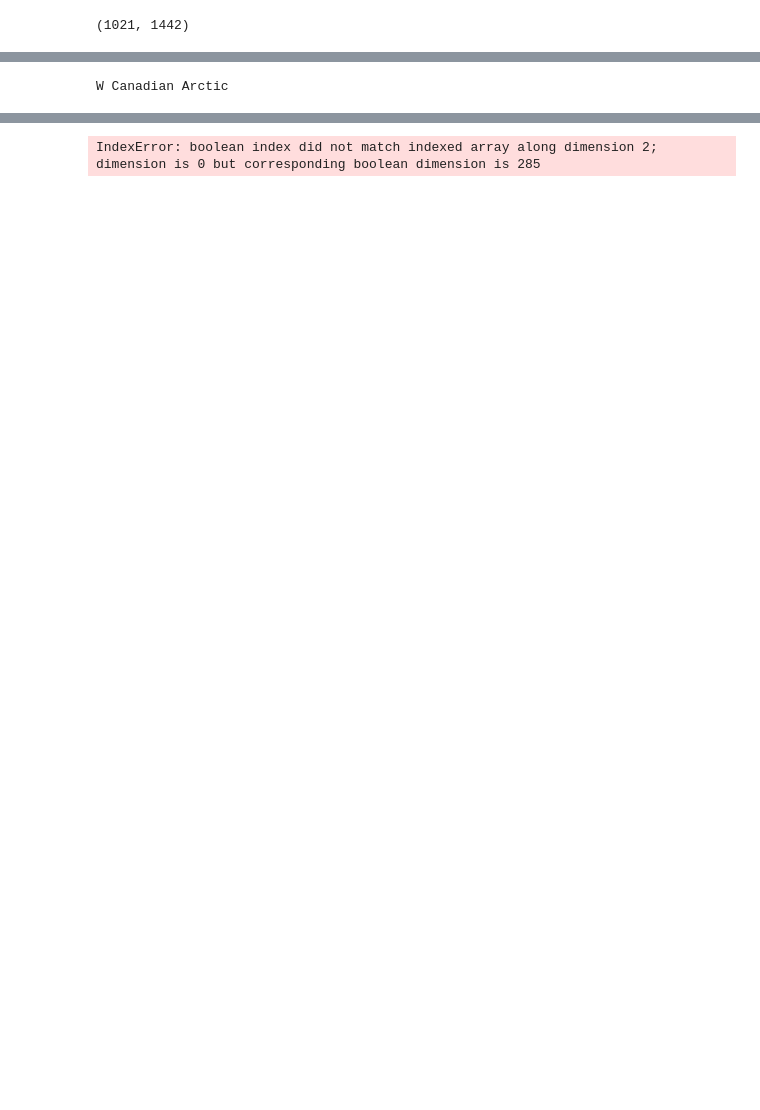
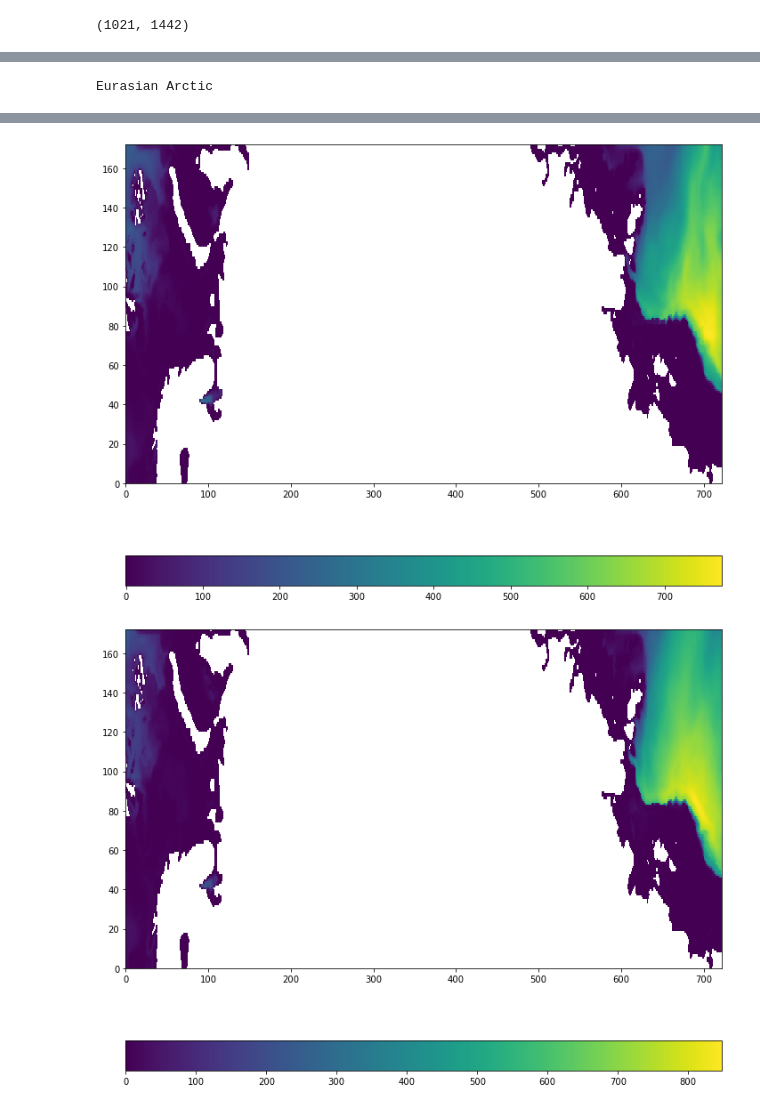
Before and after one commit to NOC-MSM/SE-NEMO, a Jupyter notebook: scripts/analysis/Notebooks/time_series_regional_clim.ipynb, the cells around one changed output, grey strips where cells are left out. Drawn from its saved outputs; the diff is of its cells as text; code cells hidden in the pictures; blank space fills up the shorter version.

```diff
--- a/scripts/analysis/Notebooks/time_series_regional_clim.ipynb
+++ b/scripts/analysis/Notebooks/time_series_regional_clim.ipynb
@@ -35,5 +35,20 @@ iwant_clusters=range(1,23)
 # %%
-def map_to_grid(Var_out,Var_in,j_min,j_max,i_min,i_max):
+def map_to_grid(Var_in,j_min,j_max,i_min,i_max):
+     if len(Var_in.shape)==2:
+         if i_max1 > i_min1:
+             Var_out=Var_in[j_min:j_max+1,i_min:i_max+1]
+         else:
+             Var_out1=Var_in[j_min:j_max+1,i_min:-1]
+             Var_out2=Var_in[j_min:j_max+1,:i_max+1]
+             Var_out=np.concatenate((Var_out1,Var_out2),axis=1)
+     else:
+         if i_max1 > i_min1:
+             Var_out=Var_in[:,j_min:j_max+1,i_min:i_max+1]
+         else:
+             Var_out1=Var_in[:,j_min:j_max+1,i_min:-1]
+             Var_out2=Var_in[:,j_min:j_max+1,:i_max+1]
+             Var_out=np.concatenate((Var_out1,Var_out2),axis=2)
+     return Var_out
 # %%
 SST_EN4={}
 SSS_EN4={}
@@ -199,44 +217,76 @@ plt.pcolormesh(PEA_EN4[17][6,:,:]);plt.colorbar(orientation='horizontal')
 PEA_co_mean={}
 SSS_co_mean={}
 SST_co_mean={}
+PEA_co_mask_mean={}
+SSS_co_mask_mean={}
+SST_co_mask_mean={}
 
 for iname,fname in enumerate(fnames):
     name=names[iname]
     f=xr.open_dataset(f"{dpath}/{fname}")
-    for icluster in range(1,23):
+    for icluster in range(23):
         print(clusters.values[icluster,1])
         i_min1=int(clusters.values[icluster,2])
         i_max1=int(clusters.values[icluster,3])
         j_min1=int(clusters.values[icluster,4])
         j_max1=int(clusters.values[icluster,5])
-        D=f_bathy.Bathymetry.values[j_min1:j_max1+1,i_min1:i_max1+1]
-        PEAy=f.pea_monthy_clim.values[:,j_min1:j_max1+1,i_min1:i_max1+1]
+        #D=f_bathy.Bathymetry.values[j_min1:j_max1+1,i_min1:i_max1+1]
+        D=map_to_grid(f_bathy.Bathymetry.values,j_min1,j_max1,i_min1,i_max1)
+
+        #PEAy=f.pea_monthy_clim.values[:,j_min1:j_max1+1,i_min1:i_max1+1]
+        PEAy=map_to_grid(f.pea_monthy_clim.values,j_min1,j_max1,i_min1,i_max1)
+
         PEA_co=np.copy(PEAy)
-        PEA_co[np.isnan(PEA_EN4[icluster])]=np.nan
+        PEA_co_mask=np.copy(PEAy)
+        PEA_co_mask[np.isnan(PEA_EN4[icluster])]=np.nan
 
-        SSSy=f.sss_monthy_clim.values[:,j_min1:j_max1+1,i_min1:i_max1+1]
+        #SSSy=f.sss_monthy_clim.values[:,j_min1:j_max1+1,i_min1:i_max1+1]
+        SSSy=map_to_grid(f.sss_monthy_clim.values,j_min1,j_max1,i_min1,i_max1)
         SSS_co=np.copy(SSSy)
-        SSS_co[np.isnan(SSS_EN4[icluster])]=np.nan
+        SSS_co_mask=np.copy(SSSy)
+        SSS_co_mask[np.isnan(SSS_EN4[icluster])]=np.nan
 
-        SSTy=f.sst_monthy_clim.values[:,j_min1:j_max1+1,i_min1:i_max1+1]
+        #SSTy=f.sst_monthy_clim.values[:,j_min1:j_max1+1,i_min1:i_max1+1]
+        SSTy=map_to_grid(f.sst_monthy_clim.values,j_min1,j_max1,i_min1,i_max1)
         SST_co=np.copy(SSTy)
-        SST_co[np.isnan(SST_EN4[icluster])]=np.nan
+        SST_co_mask=np.copy(SSTy)
+        SST_co_mask[np.isnan(SST_EN4[icluster])]=np.nan
 
         DD=np.repeat(D[np.newaxis,:,:],12,axis=0)
         DD.shape
-        PEA_co[DD>200]=np.nan
+        Dcrit=500
+        PEA_co[DD>Dcrit]=np.nan
+        PEA_co_mask[DD>Dcrit]=np.nan
+
         PEA_co_mean[name,icluster]=np.zeros(12)
+        PEA_co_mask_mean[name,icluster]=np.zeros(12)
+
         for it in range(12):
             PEA_co_mean[name,icluster][it]=np.nanmean(PEA_co[it,:,:])
+            PEA_co_mask_mean[name,icluster][it]=np.nanmean(PEA_co_mask[it,:,:])
 
-        SSS_co[DD>200]=np.nan
+        SSS_co[DD>Dcrit]=np.nan
+        SSS_co_mask[DD>Dcrit]=np.nan
+
         SSS_co_mean[name,icluster]=np.zeros(12)
+        SSS_co_mask_mean[name,icluster]=np.zeros(12)
+
         for it in range(12):
             SSS_co_mean[name,icluster][it]=np.nanmean(SSS_co[it,:,:])
+            SSS_co_mask_mean[name,icluster][it]=np.nanmean(SSS_co_mask[it,:,:])
 
-        SST_co[DD>200]=np.nan
+
+        SST_co[DD>Dcrit]=np.nan
+        SST_co_mask[DD>Dcrit]=np.nan
+
         SST_co_mean[name,icluster]=np.zeros(12)
+        SST_co_mask_mean[name,icluster]=np.zeros(12)
+
         for it in range(12):
             SST_co_mean[name,icluster][it]=np.nanmean(SST_co[it,:,:])
+            SST_co_mask_mean[name,icluster][it]=np.nanmean(SST_co_mask[it,:,:])
+        if icluster==0:
+            plt.figure(figsize=(12,10))
+            plt.pcolormesh(PEAy[0,:,:]);plt.colorbar(orientation='horizontal')
 # %% [output]
-W Canadian Arctic
+Eurasian Arctic
@@ -259,4 +310,5 @@ S Asia
-IndexError: boolean index did not match indexed array along dimension 2; dimension is 0 but corresponding boolean dimension is 285
+[figure, added]
+[figure, added]
 # %%
 PEA_EN4_co_mean={}
 SSS_EN4_co_mean={}
```
Also changed, not shown: parts of 10 cells of this notebook, 5 other files.
